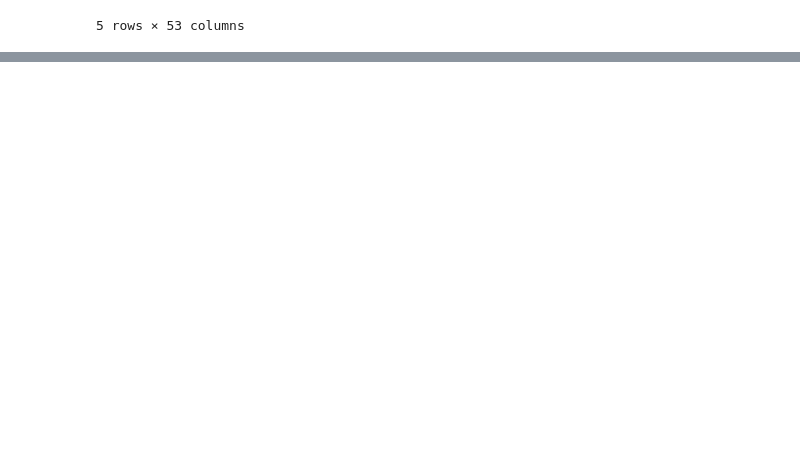
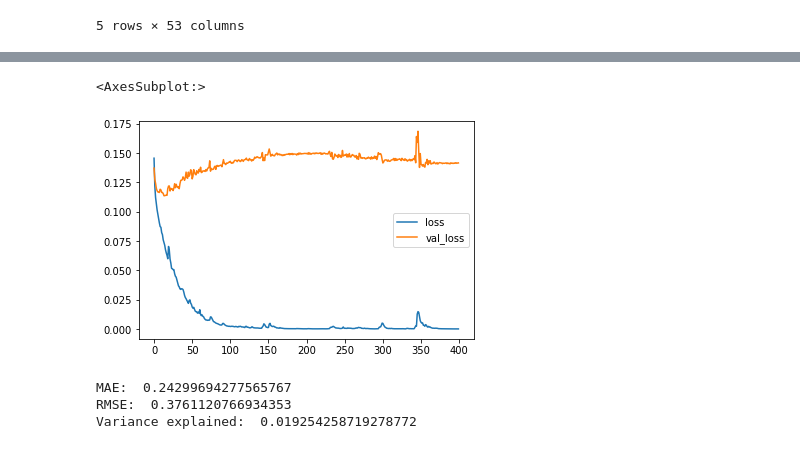
Before and after one commit to niramay447/kaggle-competitions, a Jupyter notebook: attrition-prediction.ipynb, the cells around one changed output, grey strips where cells are left out. Saved outputs shown, nothing was run; the diff lists cells and outputs as text; code cells hidden in the pictures; blank space fills up the shorter version.

Commit message:
sequential nn

```diff
--- a/attrition-prediction.ipynb
+++ b/attrition-prediction.ipynb
@@ -187,3 +198,8 @@ all_data_scaled.head()
 | 3 | 0.357143 | 0.0 | 0.923407 | 0.071429 | 0.75 | 0.0 | 0.001935 | ... |
 | 4 | 0.214286 | 0.0 | 0.350036 | 0.035714 | 0.00 | 0.0 | 0.002903 | ... |
 5 rows × 53 columns
+# %%
+X = all_data_scaled.drop(['Attrition'],axis=1)
+y = all_data_scaled['Attrition']
+X_train, X_test, y_train, y_test = train_test_split(X,y,test_size=0.3,random_state=1)
+X_train.shape, X_test.shape, y_train.shape, y_test.shape
@@ -189,0 +208,9 @@ all_data_scaled.head()
+# %%
+model = Sequential()
+
+model.add(Dense(100,activation='relu'))
+model.add(Dense(50,activation='relu'))
+model.add(Dense(25,activation='relu',))
+model.add(Dense(1))
+
+model.compile(optimizer='adam',loss='mse')
@@ -189,0 +219,4 @@ all_data_scaled.head()
+# %%
+model.fit(x=X_train,y=y_train.values,
+          validation_data=(X_test,y_test.values),
+          batch_size=128,epochs=400)
@@ -189,0 +243,17 @@ all_data_scaled.head()
+# %%
+losses = pd.DataFrame(model.history.history)
+losses.plot()
+# %% [output]
+<AxesSubplot:>
+[figure, added]
+# %%
+y_pred = model.predict(X_test)
+
+
+print('MAE: ', mean_absolute_error(y_test,y_pred))
+print('RMSE: ', np.sqrt(mean_squared_error(y_test,y_pred)))
+print('Variance explained: ',explained_variance_score(y_test,y_pred))
+# %% [output]
+MAE:  0.24299694277565767
+RMSE:  0.3761120766934353
+Variance explained:  0.019254258719278772
```
Also changed, not shown: parts of 5 cells of this notebook.
